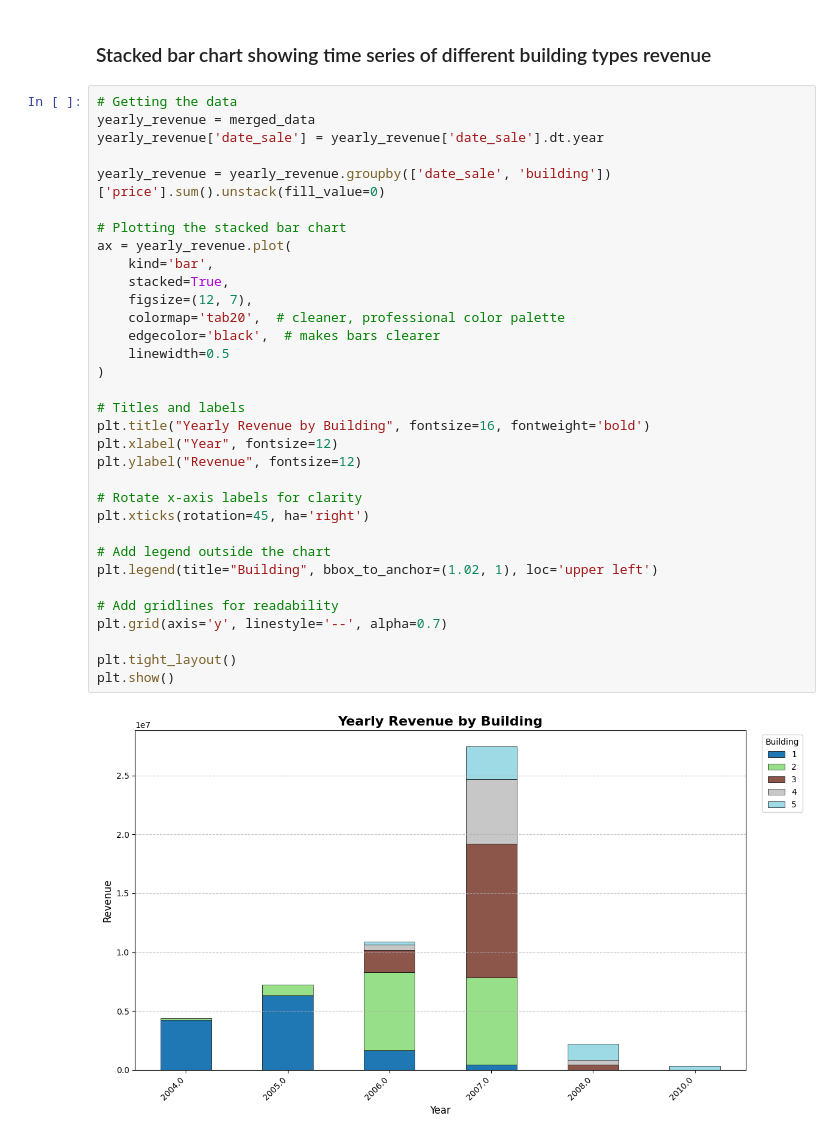
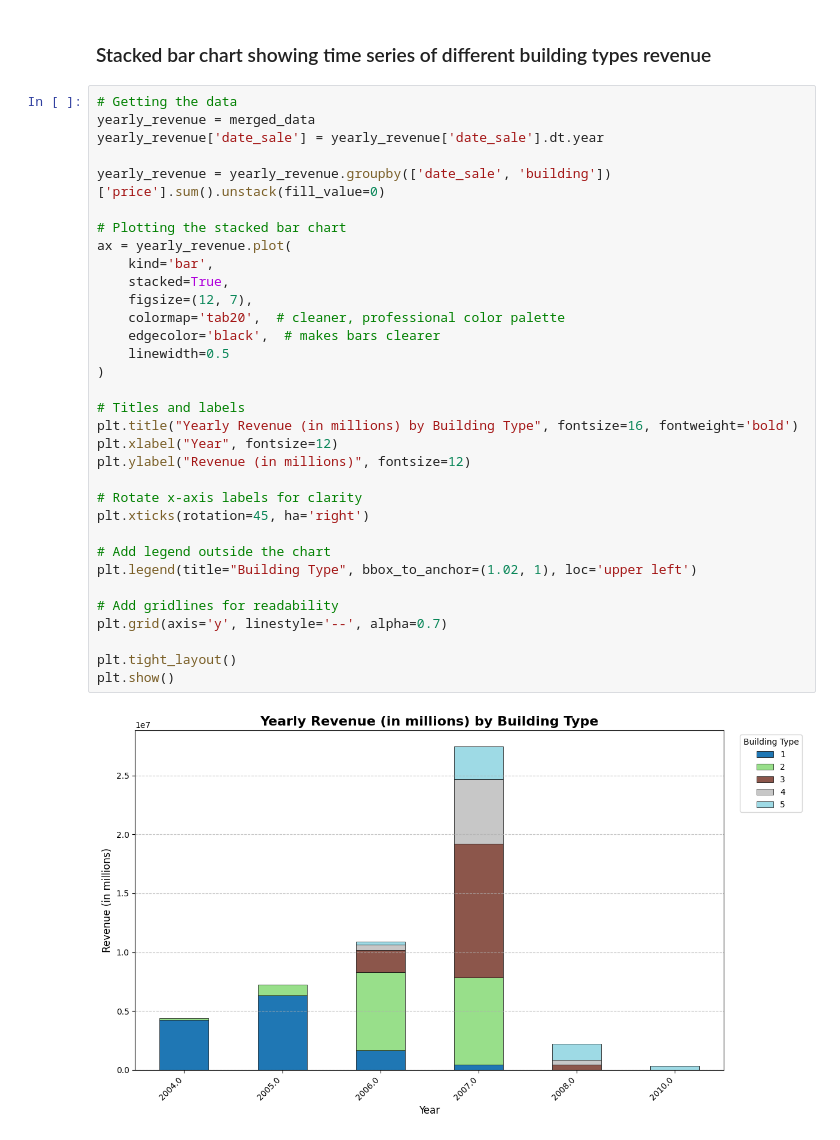
Before and after one commit to ahmed-h1ndy/real-estate-analysis, a Jupyter notebook: real_estate_analysis.ipynb, the cells around one changed output. Cells and saved outputs as stored; diff of their text form.

Commit message:
Visualization titles adjustment

```diff
--- a/real_estate_analysis.ipynb
+++ b/real_estate_analysis.ipynb
@@ -734,34 +734,34 @@ plt.show()
 # Getting the data
 yearly_revenue = merged_data
 yearly_revenue['date_sale'] = yearly_revenue['date_sale'].dt.year
 
 yearly_revenue = yearly_revenue.groupby(['date_sale', 'building'])['price'].sum().unstack(fill_value=0)
 
 # Plotting the stacked bar chart
 ax = yearly_revenue.plot(
     kind='bar',
     stacked=True,
     figsize=(12, 7),
     colormap='tab20',  # cleaner, professional color palette
     edgecolor='black',  # makes bars clearer
     linewidth=0.5
 )
 
 # Titles and labels
-plt.title("Yearly Revenue by Building", fontsize=16, fontweight='bold')
+plt.title("Yearly Revenue (in millions) by Building Type", fontsize=16, fontweight='bold')
 plt.xlabel("Year", fontsize=12)
-plt.ylabel("Revenue", fontsize=12)
+plt.ylabel("Revenue (in millions)", fontsize=12)
 
 # Rotate x-axis labels for clarity
 plt.xticks(rotation=45, ha='right')
 
 # Add legend outside the chart
-plt.legend(title="Building", bbox_to_anchor=(1.02, 1), loc='upper left')
+plt.legend(title="Building Type", bbox_to_anchor=(1.02, 1), loc='upper left')
 
 # Add gridlines for readability
 plt.grid(axis='y', linestyle='--', alpha=0.7)
 
 plt.tight_layout()
 plt.show()
 # %% [output]
-[figure, old version]
+[figure, new version]
```
Also changed, not shown: parts of 1 cell of this notebook.
